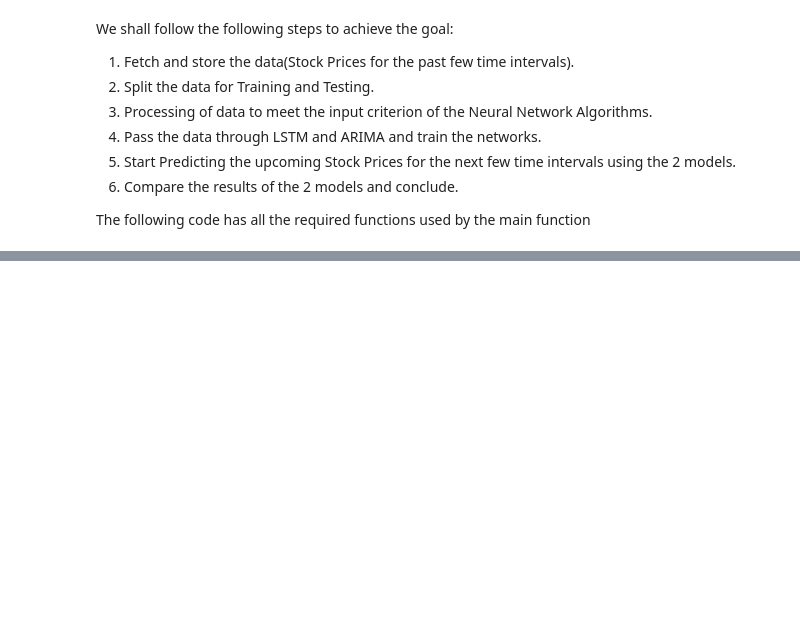
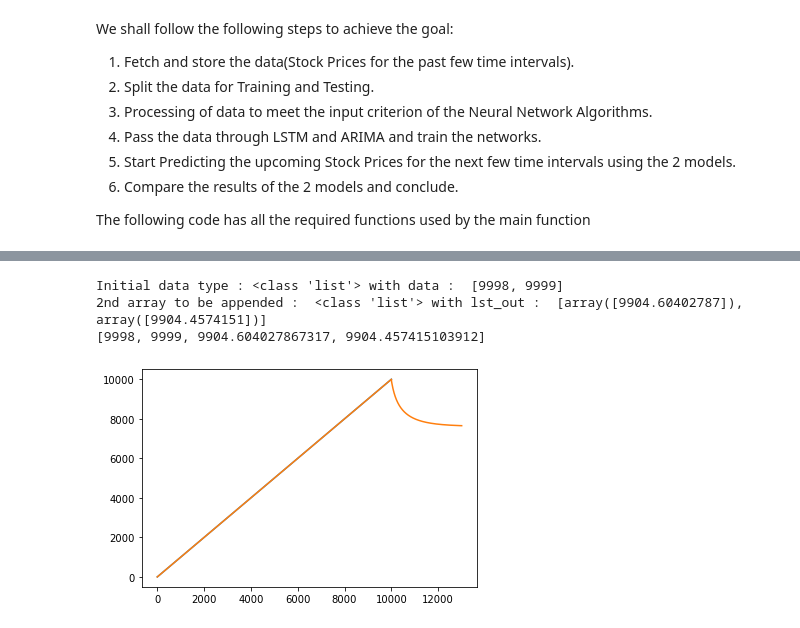
Before and after one commit to ChandraSekharTedla/TermProjectPaterrnRecognition, a Jupyter notebook: src/main.ipynb, the cells around one changed output, grey strips where cells are left out. Cells and saved outputs as stored; diff of their text form; code cells hidden in the pictures; blank space fills up the shorter version.

```diff
--- a/src/main.ipynb
+++ b/src/main.ipynb
@@ -161,0 +171,19 @@ while(i<30):
+# %%
+final_data = []
+final_data.extend(data)
+print("Initial data type :", type(data), "with data : ", data[-2:])
+print("2nd array to be appended : ", type(lst_out), "with lst_out : ", lst_out[:2])
+
+for iter in range(len(lst_out)):
+    final_data.extend(lst_out[iter].tolist())
+
+print(final_data[9998:10002])
+
+plt.plot(data)
+plt.plot(final_data)
+plt.show()
+# %% [output]
+Initial data type : <class 'list'> with data :  [9998, 9999]
+2nd array to be appended :  <class 'list'> with lst_out :  [array([9904.60402787]), array([9904.4574151])]
+[9998, 9999, 9904.604027867317, 9904.457415103912]
+[figure, added]
```
Also changed, not shown: parts of 3 cells of this notebook, 1 other file.
